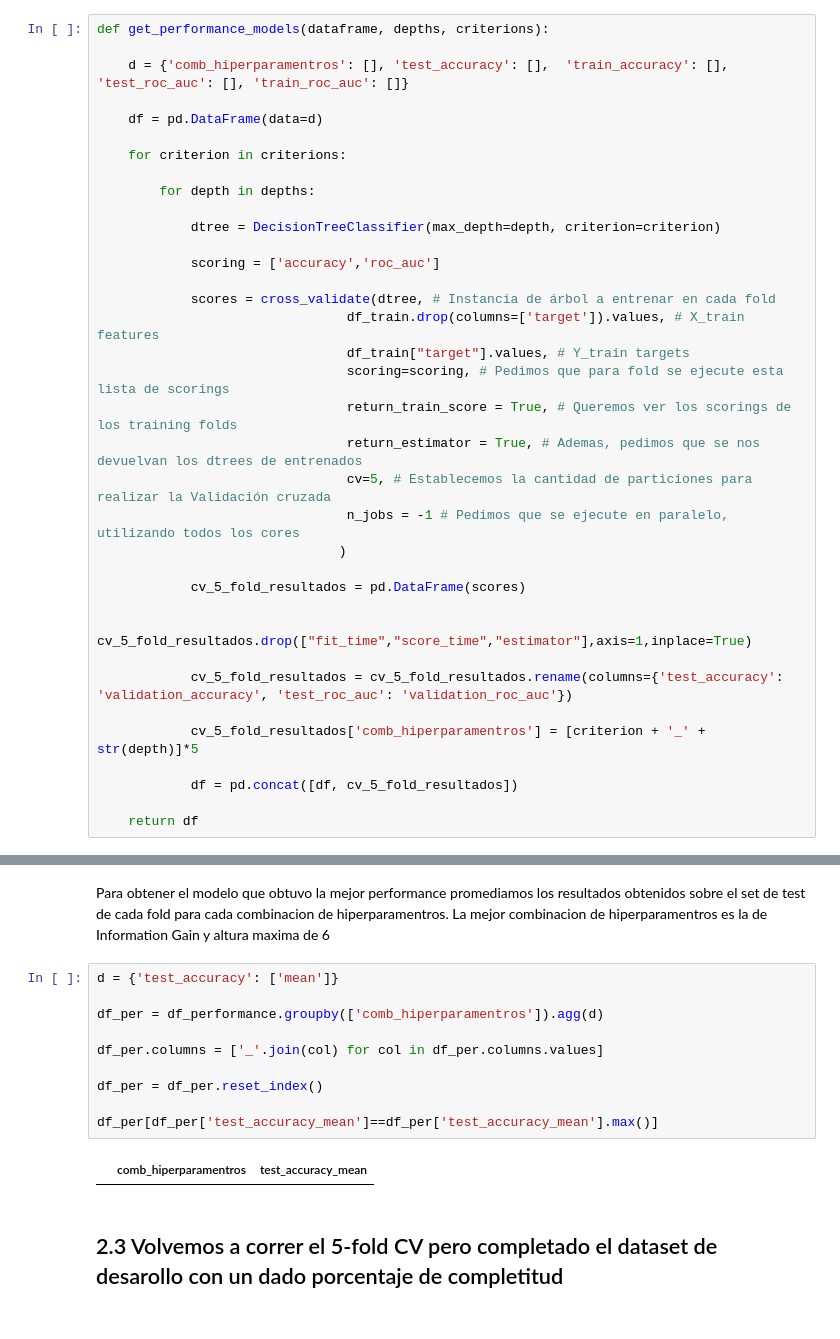
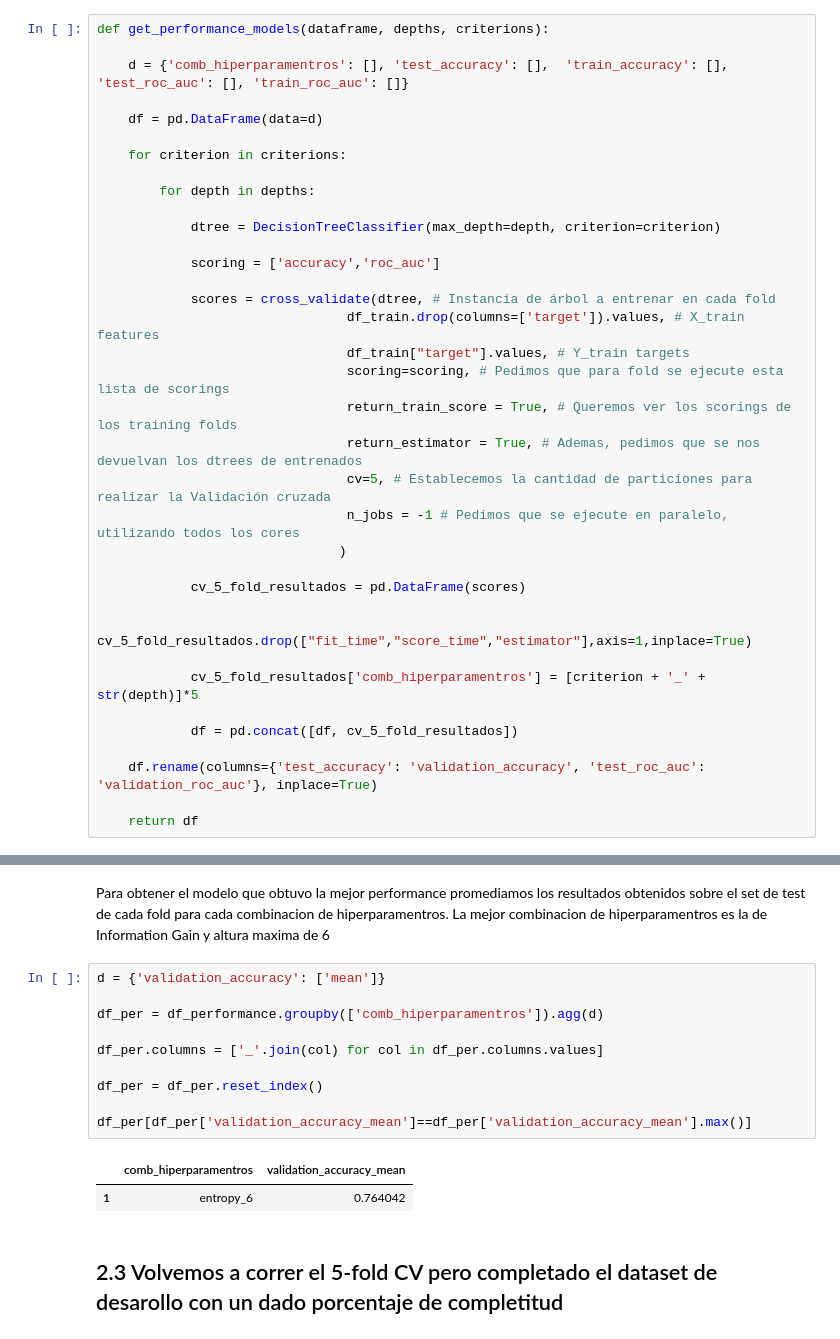
Before and after one commit to pabloveraML/decision_tree, a Jupyter notebook: Final_dataset_maestria - 8 - Final.ipynb, the cells around one changed output, grey strips where cells are left out. Drawn from its saved outputs; the diff is of its cells as text.

```diff
--- a/Final_dataset_maestria - 8 - Final.ipynb
+++ b/Final_dataset_maestria - 8 - Final.ipynb
@@ -476,12 +476,12 @@ def get_performance_models(dataframe, depths, criterions):
 
             cv_5_fold_resultados.drop(["fit_time","score_time","estimator"],axis=1,inplace=True)
 
-            cv_5_fold_resultados = cv_5_fold_resultados.rename(columns={'test_accuracy': 'validation_accuracy', 'test_roc_auc': 'validation_roc_auc'})
-
             cv_5_fold_resultados['comb_hiperparamentros'] = [criterion + '_' + str(depth)]*5
 
             df = pd.concat([df, cv_5_fold_resultados])
 
+    df.rename(columns={'test_accuracy': 'validation_accuracy', 'test_roc_auc': 'validation_roc_auc'}, inplace=True)
+
     return df
 # %%
 criterions = ['gini', 'entropy']
@@ -512,17 +512,18 @@ df_performance
 # %% [markdown]
 Para obtener el modelo que obtuvo la mejor performance promediamos los resultados obtenidos sobre el set de test de cada fold para cada combinacion de hiperparamentros. La mejor combinacion de hiperparamentros es la de Information Gain y altura maxima de 6
 # %%
-d = {'test_accuracy': ['mean']}
+d = {'validation_accuracy': ['mean']}
 
 df_per = df_performance.groupby(['comb_hiperparamentros']).agg(d)
 
 df_per.columns = ['_'.join(col) for col in df_per.columns.values]
 
 df_per = df_per.reset_index()
 
-df_per[df_per['test_accuracy_mean']==df_per['test_accuracy_mean'].max()]
+df_per[df_per['validation_accuracy_mean']==df_per['validation_accuracy_mean'].max()]
 # %% [output]
-|  | comb_hiperparamentros | test_accuracy_mean |
+|  | comb_hiperparamentros | validation_accuracy_mean |
+| 1 | entropy_6 | 0.764042 |
 # %% [markdown]
 ## 2.3 Volvemos a correr el 5-fold CV pero completado el dataset de desarollo con un dado porcentaje de completitud
 # %% [markdown]
```
Also changed, not shown: parts of 23 cells of this notebook.
